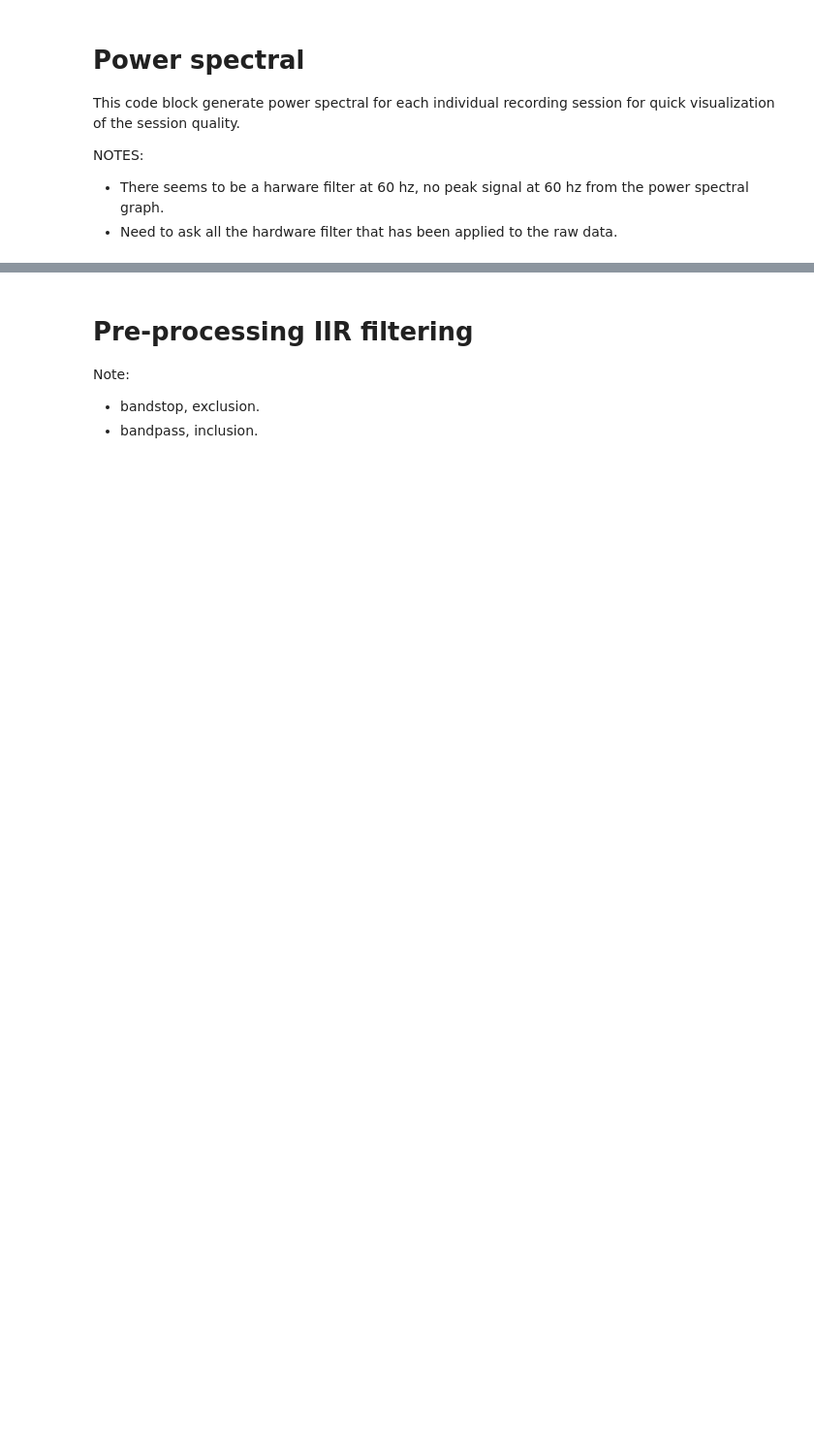
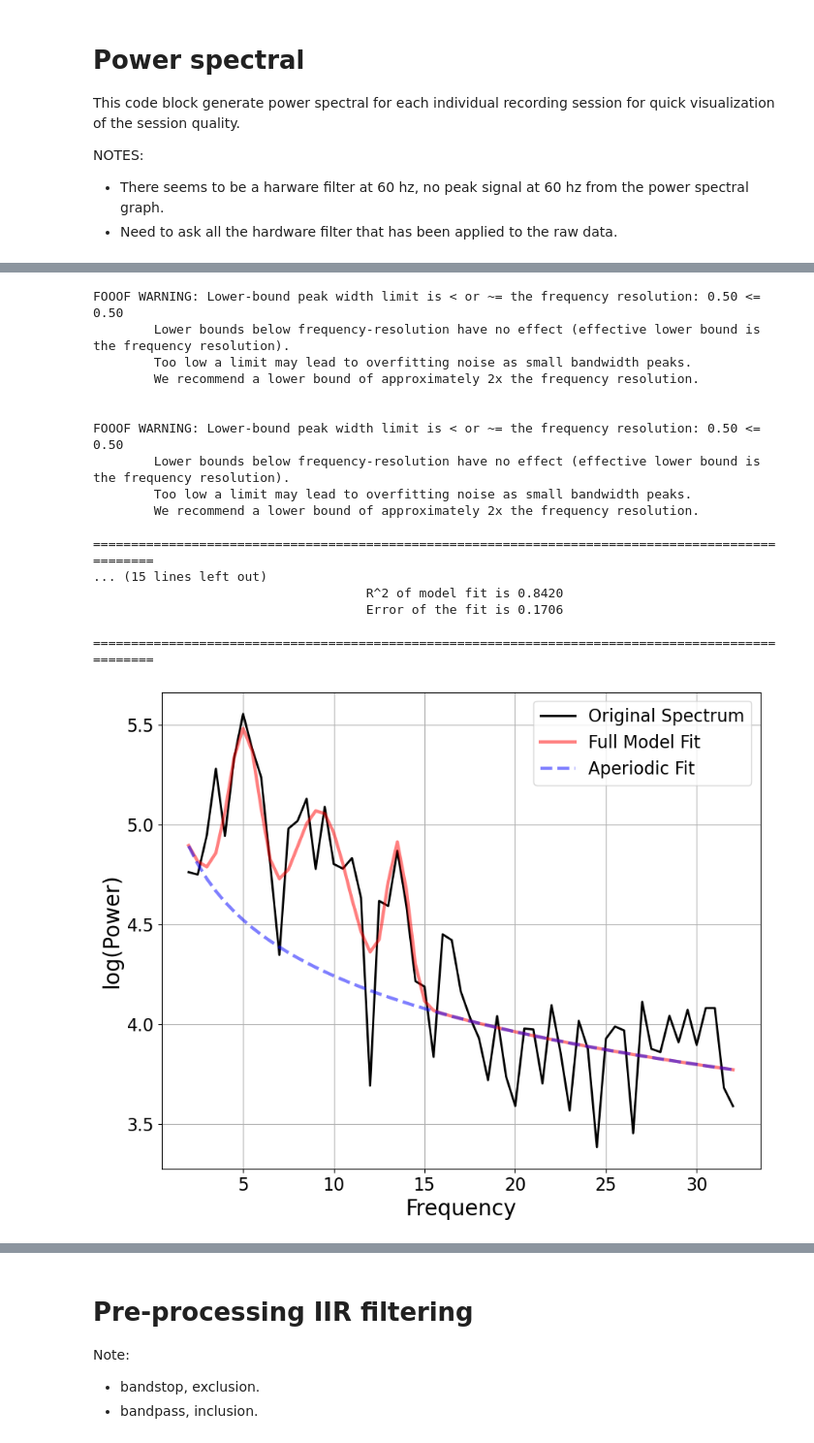
Before and after one commit to seqasim/LFPAnalysis, a Jupyter notebook: scripts/DBS_testing.ipynb, the cells around one changed output, grey strips where cells are left out. Shown at 97% size. Drawn from its saved outputs; the diff is of its cells as text; code cells hidden in the pictures; blank space fills up the shorter version.

```diff
--- a/scripts/DBS_testing.ipynb
+++ b/scripts/DBS_testing.ipynb
@@ -63,7 +67,24 @@ work on down sample specification check
 
 always look at the original sampling rate first before going to downsample.
 # %%
+# Import spectral power functions
+from neurodsp.spectral import compute_spectrum, rotate_powerlaw
+
 def load_channel(data, channel_name, downsample_factor=False):
+    '''
+    This function load a specific channel from one raw data file. Downsampling of the data should be applied once sampling rate has been examined.
+    Input--------------------------
+    data: 1xn, data signal
+    channel_name: string, recording channel name
+    downsample_factor: int
+    Output-------------------------
+    channel: raw or downsampled data
+    sample_hz: sampling rate in Hz
+    duration: total recording duration
+    t_begin: relative recording start time
+    t_end: relative recording end time
+    '''
+
     channel = data[channel_name].flatten()
     sampling_rate = channel_name + '_KHz'
     channel_hz = data[sampling_rate].flatten()*1000
@@ -72,7 +93,8 @@ def load_channel(data, channel_name, downsample_factor=False):
     #downsample data
     channel = signal.decimate(channel, downsample_factor)
     sample_hz = channel_hz/downsample_factor
-    #raise issue here if downsample value is not right
+    if np.mod(channel_hz, downsample_factor) != 0:
+        raise ValueError('Check your downsample factor')
 
     #get recording duration
     duration = channel.shape[0]/(60.0*channel_hz) #float operation
@@ -261,0 +216,33 @@ ax[1,3].plot(freq_list[7], psd_list[7])
+# %%
+# get power spectral for pre-op
+freq_mean, psd_mean = compute_spectrum(pre_raw, pre_hz, method='welch', avg_type='mean', nperseg=pre_hz*2)
+new_freq = freq_mean[freq_mean<120]
+new_psd = psd_mean[freq_mean<120] #???? why select from freq_mean again?
+
+# Initialize FOOOF object
+fm = FOOOF()
+# Define frequency range across which to model the spectrum
+freq_range = [2, 32]
+
+# Model the power spectrum with FOOOF, and print out a report
+# fm.fit(new_freq, new_psd, freq_range)
+fm.report(new_freq, new_psd, freq_range)
+# %% [output]
+FOOOF WARNING: Lower-bound peak width limit is < or ~= the frequency resolution: 0.50 <= 0.50
+        Lower bounds below frequency-resolution have no effect (effective lower bound is the frequency resolution).
+        Too low a limit may lead to overfitting noise as small bandwidth peaks.
+        We recommend a lower bound of approximately 2x the frequency resolution.
+
+
+FOOOF WARNING: Lower-bound peak width limit is < or ~= the frequency resolution: 0.50 <= 0.50
+        Lower bounds below frequency-resolution have no effect (effective lower bound is the frequency resolution).
+        Too low a limit may lead to overfitting noise as small bandwidth peaks.
+        We recommend a lower bound of approximately 2x the frequency resolution.
+
+==================================================================================================
+... (15 lines left out)
+                                    R^2 of model fit is 0.8420
+                                    Error of the fit is 0.1706
+
+==================================================================================================
+[figure, added]
```
Also changed, not shown: parts of 28 cells of this notebook.
